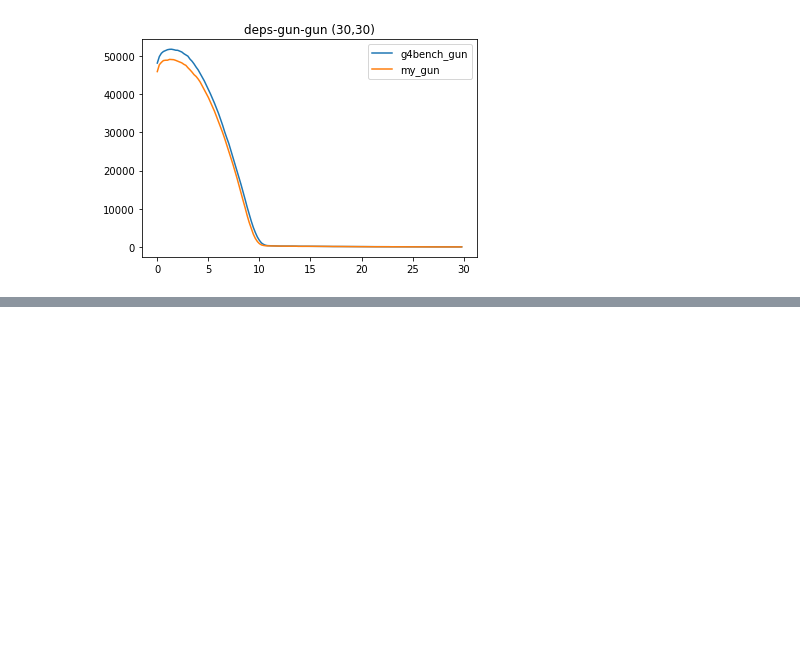
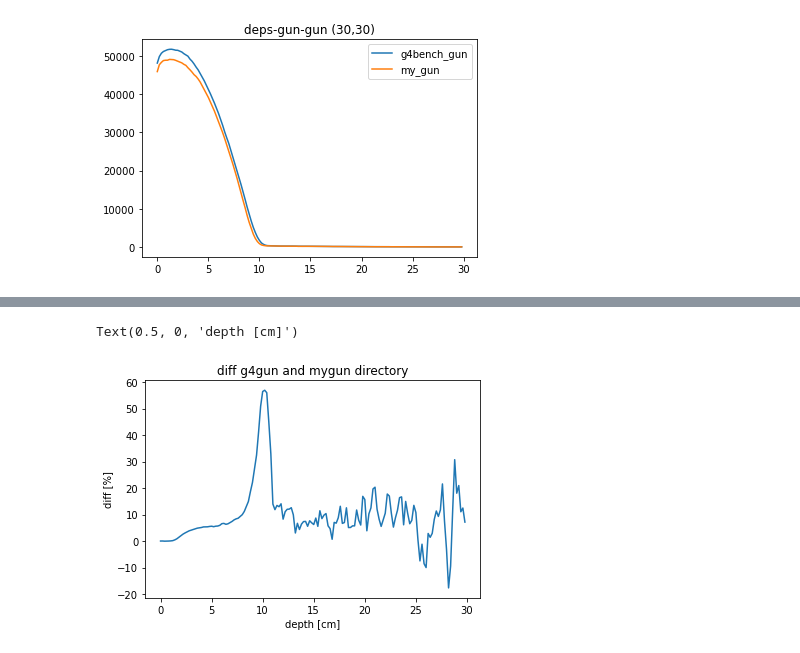
Before and after one commit to yoshi-jun/note, a Jupyter notebook: plt-dose-deps.ipynb, the cells around one changed output, grey strips where cells are left out. Cells and saved outputs as stored; diff of their text form; code cells hidden in the pictures; blank space fills up the shorter version.

```diff
--- a/plt-dose-deps.ipynb
+++ b/plt-dose-deps.ipynb
@@ -85,0 +115,9 @@ plt.show()
+# %%
+diff_direc = (g4gun_direc_scorp - mygun_direc_scorp)/ mygun_direc_scorp * 100
+plt.plot(z,diff_direc)
+plt.title("diff g4gun and mygun directory")
+plt.ylabel("diff [%]")
+plt.xlabel("depth [cm]")
+# %% [output]
+Text(0.5, 0, 'depth [cm]')
+[figure, added]
```
Also changed, not shown: parts of 11 cells of this notebook.
